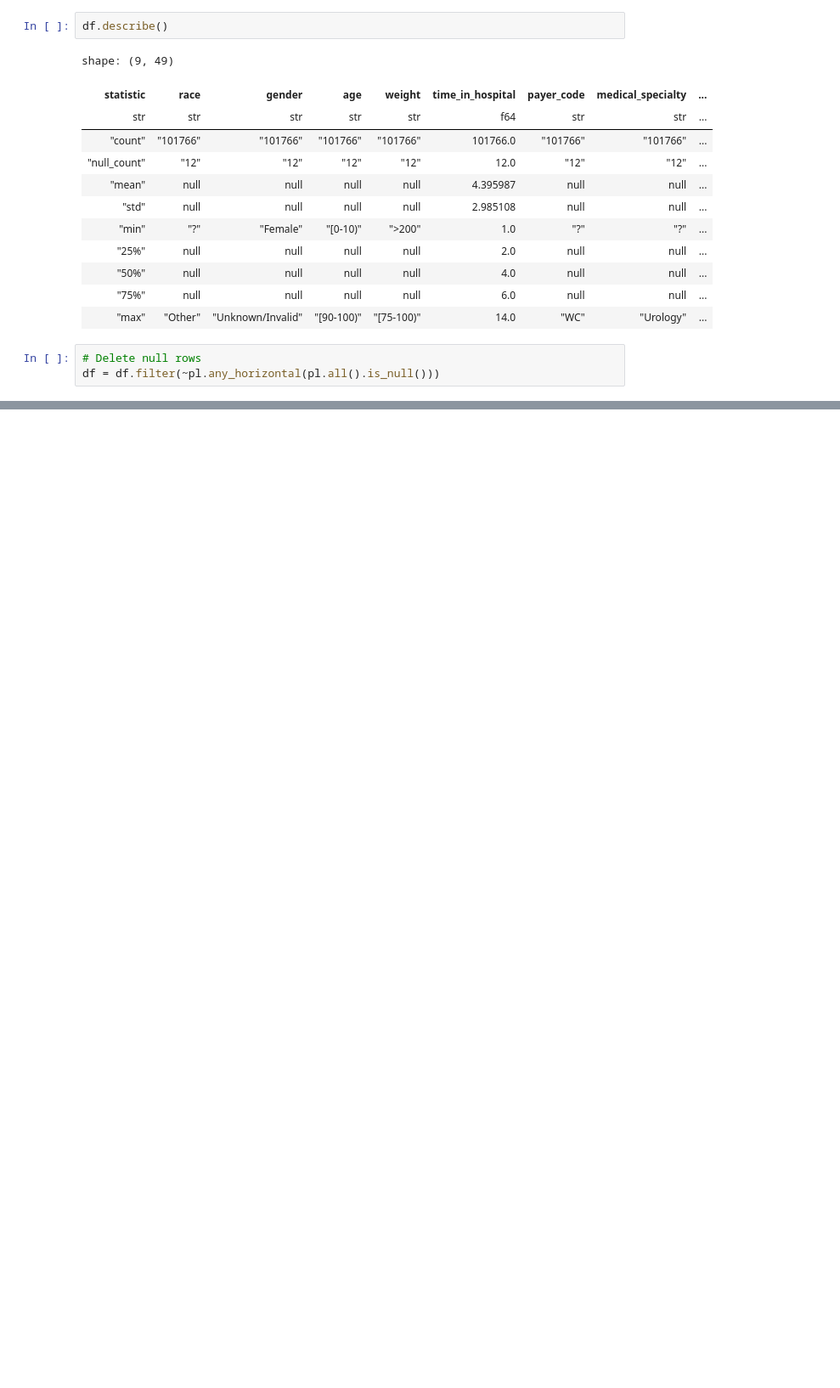
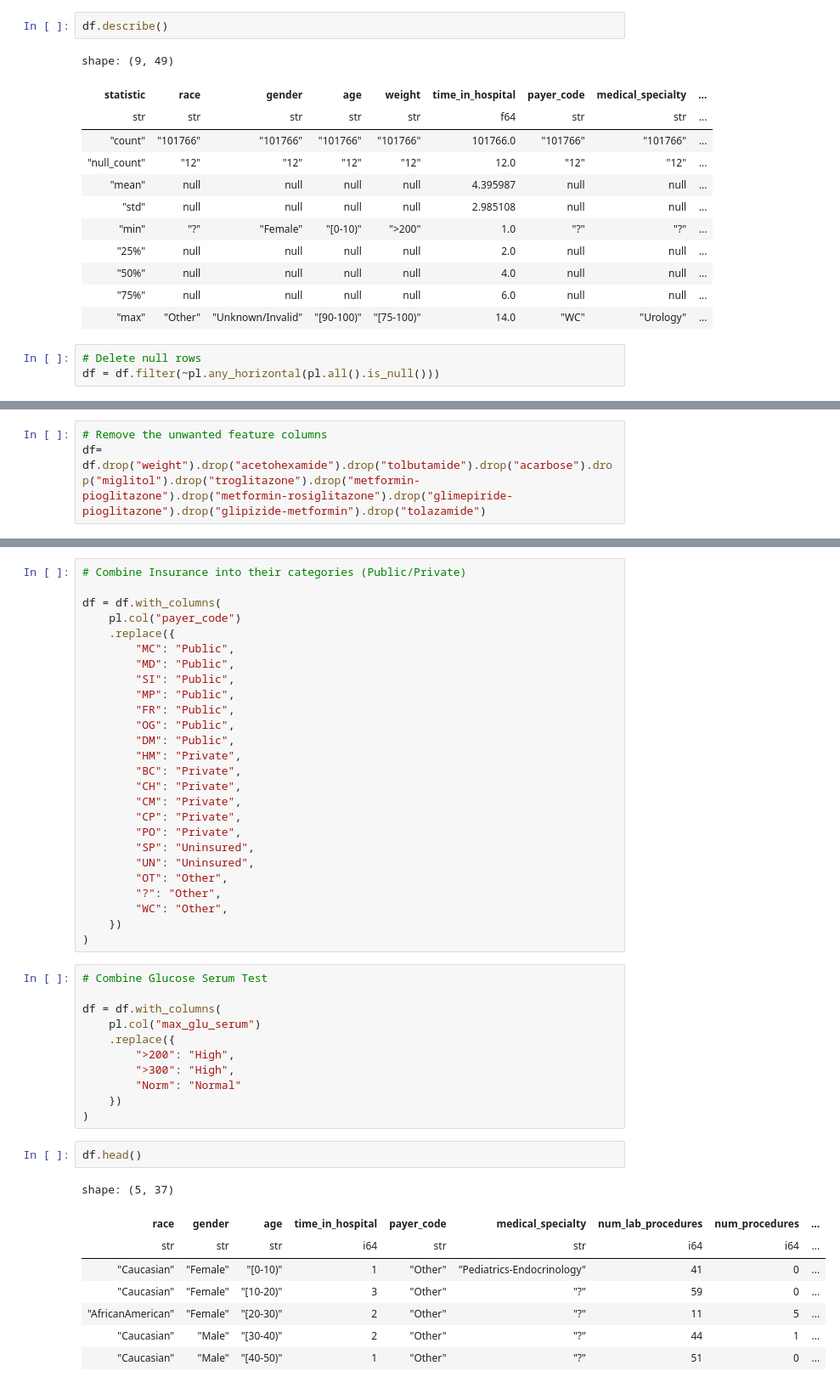
Before and after one commit to raginggoosedev/dataquest-2026, a Jupyter notebook: 01_preprocessing/02_cleaning.ipynb, the cells around one changed output, grey strips where cells are left out. Shown at 85% size. Cells and saved outputs as stored; diff of their text form; blank space fills up the shorter version.

```diff
--- a/01_preprocessing/02_cleaning.ipynb
+++ b/01_preprocessing/02_cleaning.ipynb
@@ -98,0 +99,3 @@ shape: (9, 49)
+# %%
+# Remove the unwanted feature columns
+df= df.drop("weight").drop("acetohexamide").drop("tolbutamide").drop("acarbose").drop("miglitol").drop("troglitazone").drop("metformin-pioglitazone").drop("metformin-rosiglitazone").drop("glimepiride-pioglitazone").drop("glipizide-metformin").drop("tolazamide")
@@ -98,0 +113,48 @@ shape: (9, 49)
+# %%
+# Combine Insurance into their categories (Public/Private)
+
+df = df.with_columns(
+    pl.col("payer_code")
+    .replace({
+        "MC": "Public",
+        "MD": "Public",
+        "SI": "Public",
+        "MP": "Public",
+        "FR": "Public",
+        "OG": "Public",
+        "DM": "Public",
+        "HM": "Private",
+        "BC": "Private",
+        "CH": "Private",
+        "CM": "Private",
+        "CP": "Private",
+        "PO": "Private",
+        "SP": "Uninsured",
+        "UN": "Uninsured",
+        "OT": "Other",
+        "?": "Other",
+        "WC": "Other",
+    })
+)
+# %%
+# Combine Glucose Serum Test
+
+df = df.with_columns(
+    pl.col("max_glu_serum")
+    .replace({
+        ">200": "High",
+        ">300": "High",
+        "Norm": "Normal"
+    })
+)
+# %%
+df.head()
+# %% [output]
+shape: (5, 37)
+| race | gender | age | time_in_hospital | payer_code | medical_specialty | num_lab_procedures | num_procedures | ... |
+| str | str | str | i64 | str | str | i64 | i64 | ... |
+| "Caucasian" | "Female" | "[0-10)" | 1 | "Other" | "Pediatrics-Endocrinology" | 41 | 0 | ... |
+| "Caucasian" | "Female" | "[10-20)" | 3 | "Other" | "?" | 59 | 0 | ... |
+| "AfricanAmerican" | "Female" | "[20-30)" | 2 | "Other" | "?" | 11 | 5 | ... |
+| "Caucasian" | "Male" | "[30-40)" | 2 | "Other" | "?" | 44 | 1 | ... |
+| "Caucasian" | "Male" | "[40-50)" | 1 | "Other" | "?" | 51 | 0 | ... |
```
Also changed, not shown: parts of 8 cells of this notebook, 2 other files.
